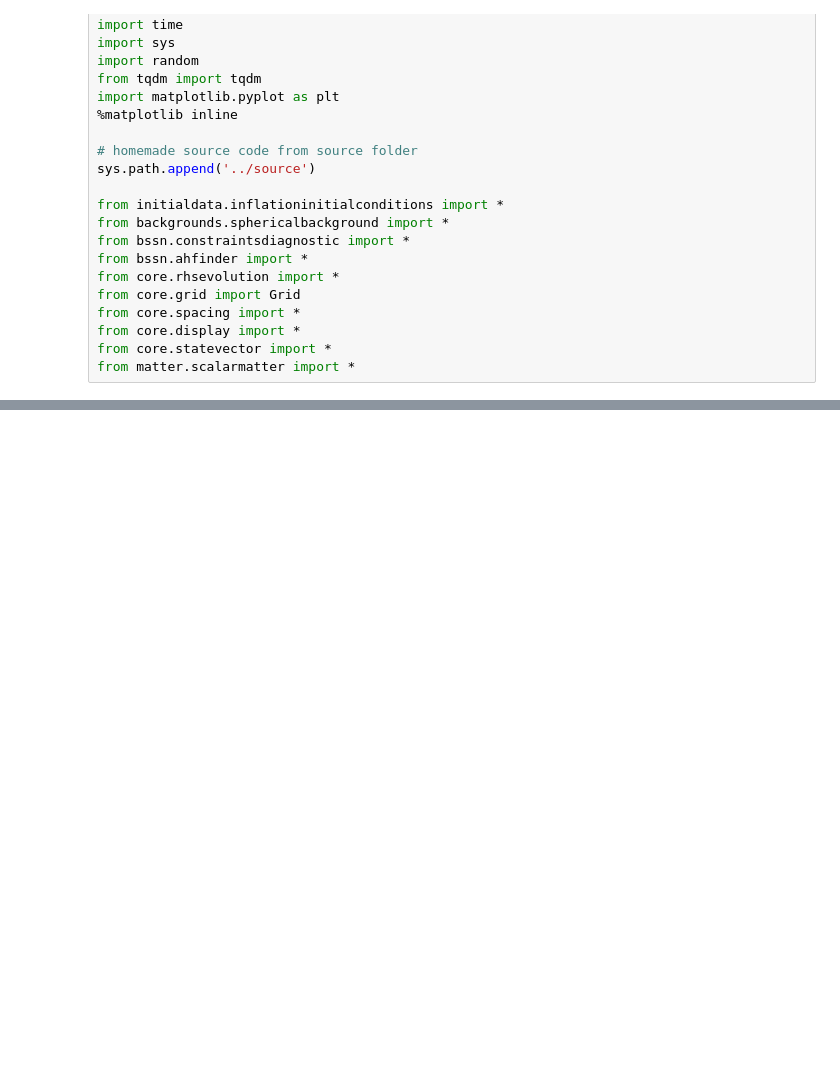
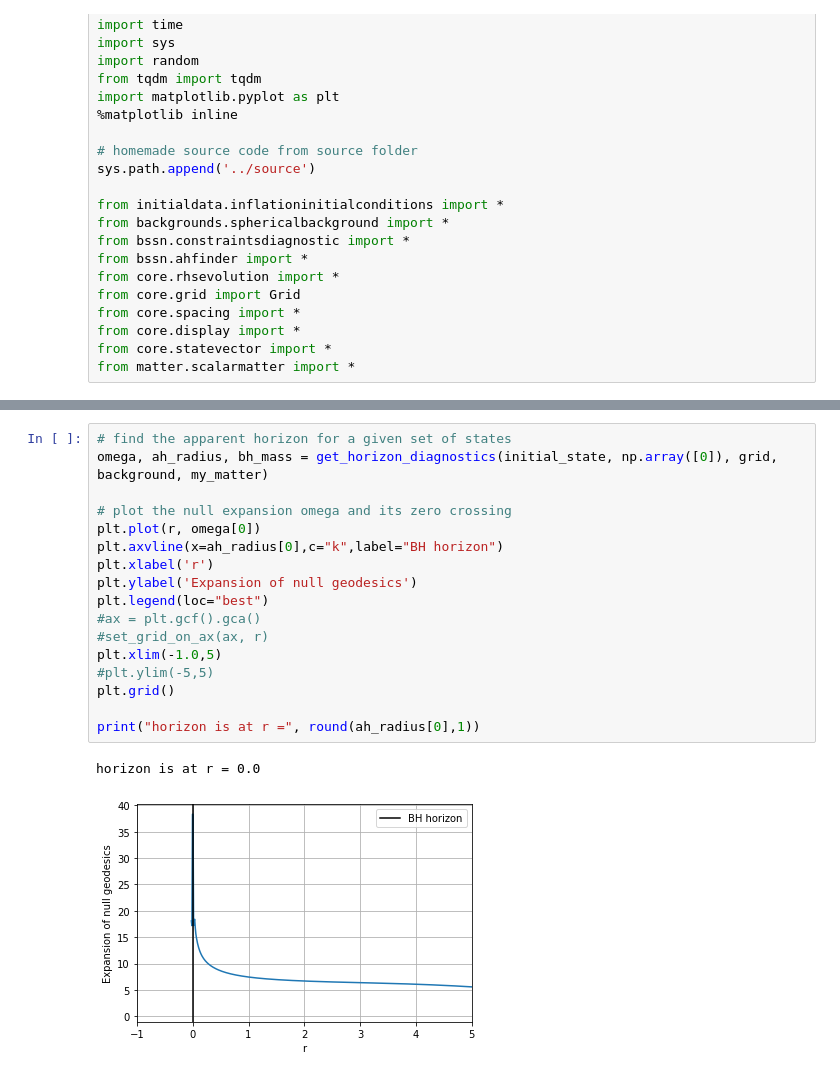
Before and after one commit to KAClough/engrenage, a Jupyter notebook: examples/Inflation.ipynb, the cells around one changed output, grey strips where cells are left out. Saved outputs shown, nothing was run; the diff lists cells and outputs as text; blank space fills up the shorter version.

```diff
--- a/examples/Inflation.ipynb
+++ b/examples/Inflation.ipynb
@@ -110,2 +110,22 @@ Text(0, 0.5, 'Ham value')
+# %%
+# find the apparent horizon for a given set of states
+omega, ah_radius, bh_mass = get_horizon_diagnostics(initial_state, np.array([0]), grid, background, my_matter)
+
+# plot the null expansion omega and its zero crossing
+plt.plot(r, omega[0])
+plt.axvline(x=ah_radius[0],c="k",label="BH horizon")
+plt.xlabel('r')
+plt.ylabel('Expansion of null geodesics')
+plt.legend(loc="best")
+#ax = plt.gcf().gca()
+#set_grid_on_ax(ax, r)
+plt.xlim(-1.0,5)
+#plt.ylim(-5,5)
+plt.grid()
+
+print("horizon is at r =", round(ah_radius[0],1))
+# %% [output]
+horizon is at r = 0.0
+[figure, added]
 # %%
 # for control of time integrator and spatial grid
```
Also changed, not shown: parts of 8 cells of this notebook, 9 other files.
